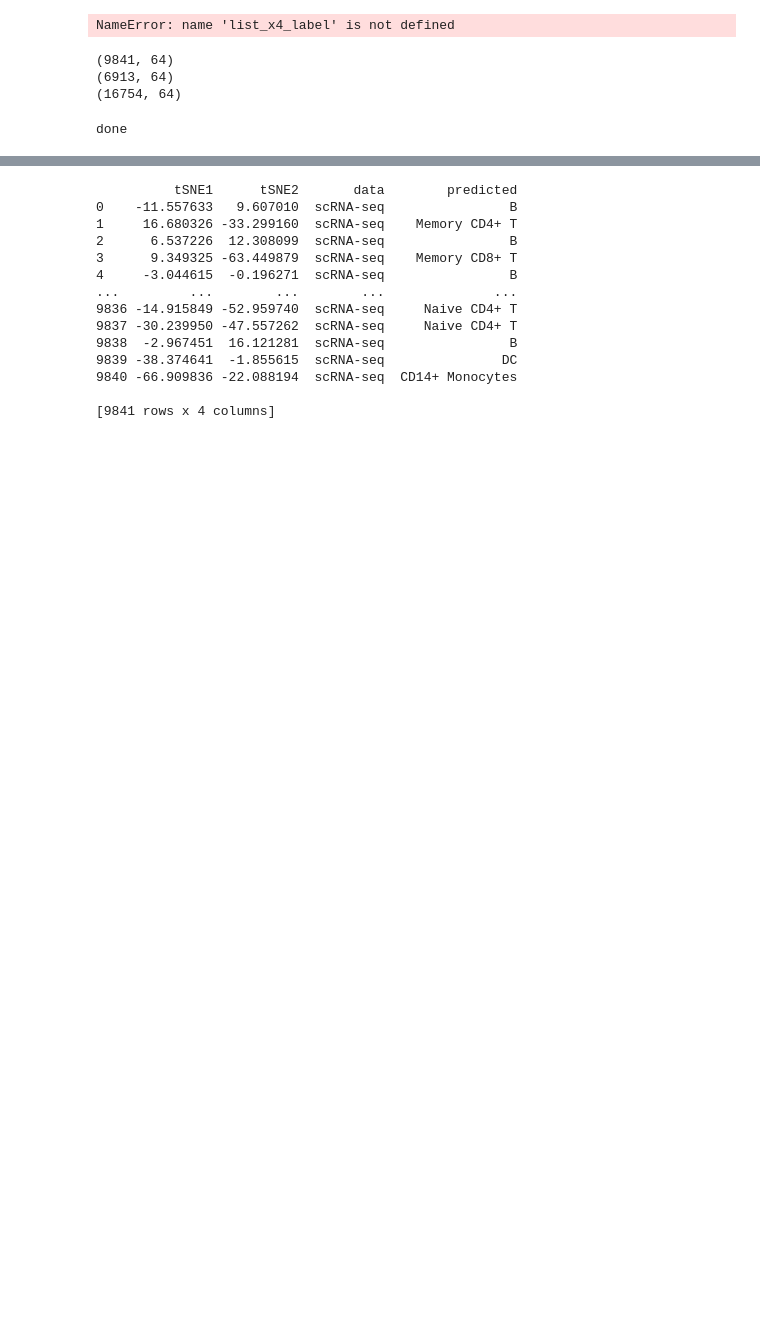
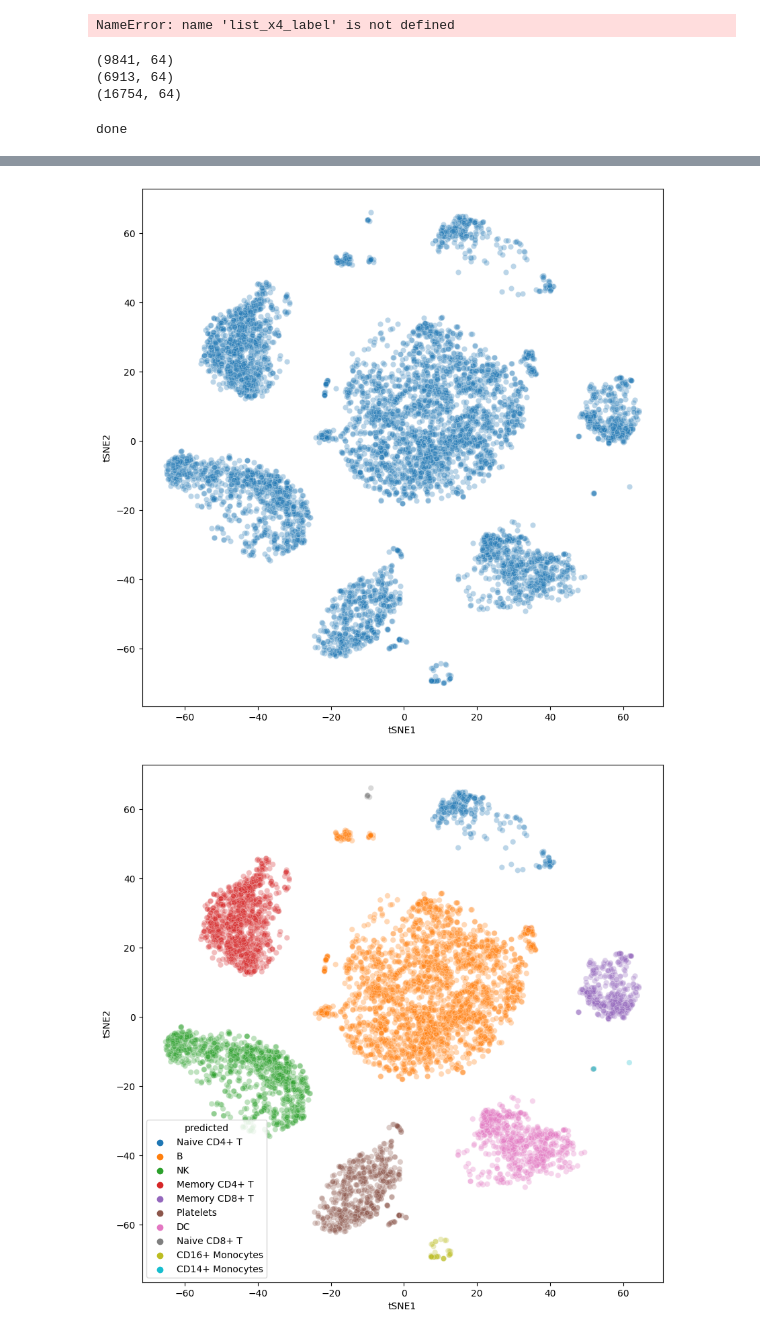
Before and after one commit to ohjeyy93/UGA_ILS_1, a Jupyter notebook: verification2.ipynb, the cells around one changed output, grey strips where cells are left out. Cells and saved outputs as stored; diff of their text form; code cells hidden in the pictures; blank space fills up the shorter version.

```diff
--- a/verification2.ipynb
+++ b/verification2.ipynb
@@ -129,17 +140,28 @@ print(df_modi_ATAC)
 # %%
-print(df_modi_RNA)
+df_modi = df[df.data == "scATAC-seq"]
+
+#df_modi = df_modi[df_modi.tSNE2 > -10]
+
+plt.figure(figsize=(10,10))
+sns.scatterplot(
+    x = "tSNE1", y = "tSNE2",
+    #hue = "data",
+    palette = sns.color_palette("tab10", 2),
+    data = df_modi,
+    legend = "full",
+    alpha = 0.3
+)
+plt.savefig("sc_data_switched_random_new_1.png")
+
+plt.figure(figsize=(10,10))
+sns.scatterplot(
+    x = "tSNE1", y = "tSNE2",
+    hue = "predicted",
+    data = df_modi,
+    legend = "full",
+    alpha = 0.3
+)
+plt.savefig("sc_predicted_switched_new_random1.png")
 # %% [output]
-          tSNE1      tSNE2       data        predicted
-0    -11.557633   9.607010  scRNA-seq                B
-1     16.680326 -33.299160  scRNA-seq    Memory CD4+ T
-2      6.537226  12.308099  scRNA-seq                B
-3      9.349325 -63.449879  scRNA-seq    Memory CD8+ T
-4     -3.044615  -0.196271  scRNA-seq                B
-...         ...        ...        ...              ...
-9836 -14.915849 -52.959740  scRNA-seq     Naive CD4+ T
-9837 -30.239950 -47.557262  scRNA-seq     Naive CD4+ T
-9838  -2.967451  16.121281  scRNA-seq                B
-9839 -38.374641  -1.855615  scRNA-seq               DC
-9840 -66.909836 -22.088194  scRNA-seq  CD14+ Monocytes
-
-[9841 rows x 4 columns]
+[figure, added]
+[figure, added]
```
Also changed, not shown: parts of 2 cells of this notebook, 4 other files.
